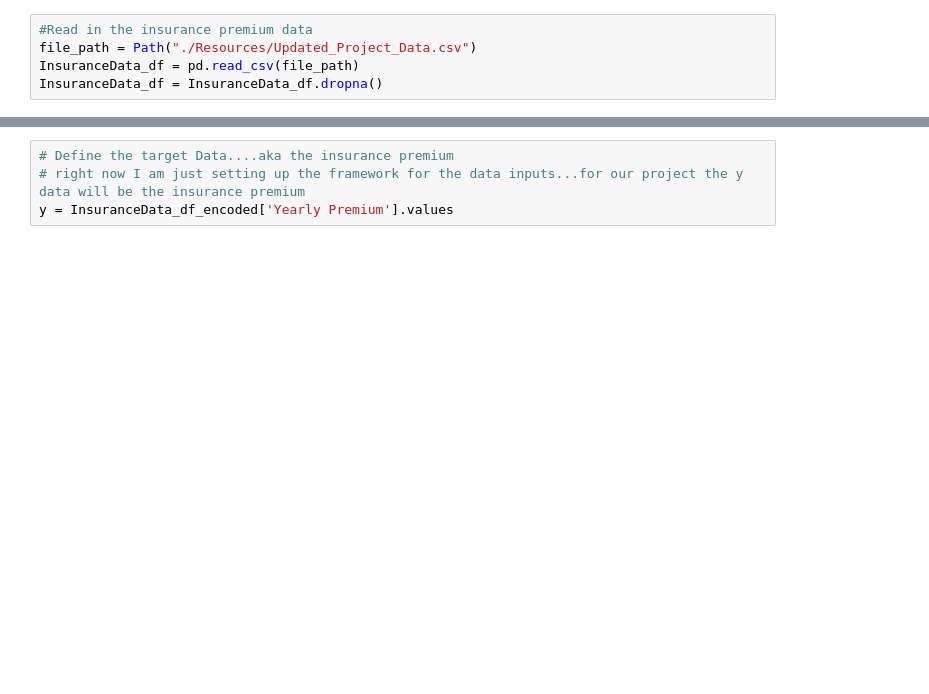
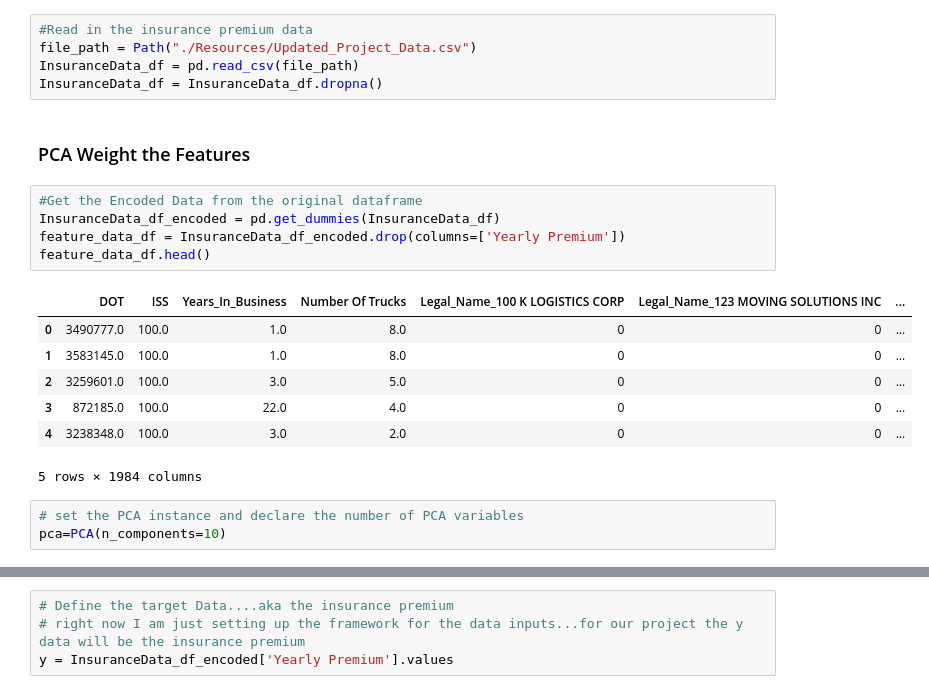
Before and after one commit to wdriera33/FintechProject2, a Jupyter notebook: InsurancePremiumModel.ipynb, the cells around one changed output, grey strips where cells are left out. Cells and saved outputs as stored; diff of their text form; blank space fills up the shorter version.

```diff
--- a/InsurancePremiumModel.ipynb
+++ b/InsurancePremiumModel.ipynb
@@ -21,3 +24,21 @@ tf.random.set_seed(126)
 file_path = Path("./Resources/Updated_Project_Data.csv")
 InsuranceData_df = pd.read_csv(file_path)
 InsuranceData_df = InsuranceData_df.dropna()
+# %% [markdown]
+### PCA Weight the Features
+# %%
+#Get the Encoded Data from the original dataframe
+InsuranceData_df_encoded = pd.get_dummies(InsuranceData_df)
+feature_data_df = InsuranceData_df_encoded.drop(columns=['Yearly Premium'])
+feature_data_df.head()
+# %% [output]
+|  | DOT | ISS | Years_In_Business | Number Of Trucks | Legal_Name_100 K LOGISTICS CORP | Legal_Name_123 MOVING SOLUTIONS INC | ... |
+| 0 | 3490777.0 | 100.0 | 1.0 | 8.0 | 0 | 0 | ... |
+| 1 | 3583145.0 | 100.0 | 1.0 | 8.0 | 0 | 0 | ... |
+| 2 | 3259601.0 | 100.0 | 3.0 | 5.0 | 0 | 0 | ... |
+| 3 | 872185.0 | 100.0 | 22.0 | 4.0 | 0 | 0 | ... |
+| 4 | 3238348.0 | 100.0 | 3.0 | 2.0 | 0 | 0 | ... |
+5 rows × 1984 columns
+# %%
+# set the PCA instance and declare the number of PCA variables
+pca=PCA(n_components=10)
```
Also changed, not shown: parts of 27 cells of this notebook.
